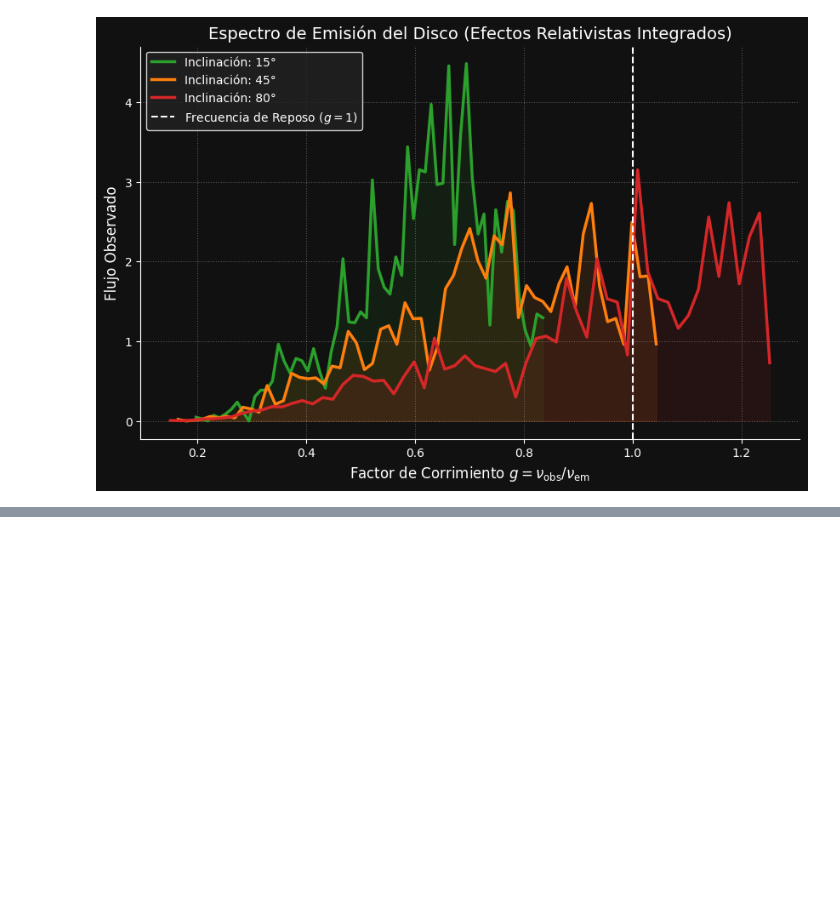
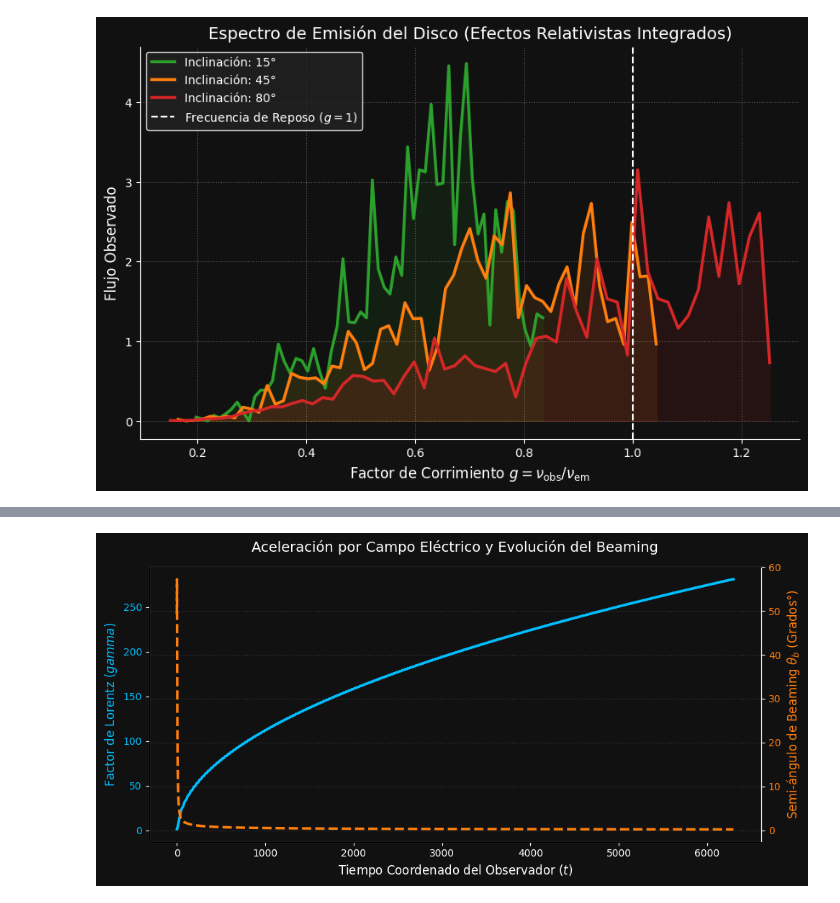
Before and after one commit to RG-2026-2/Proyecto_de_Relatividad_y_gravitacion-, a Jupyter notebook: Proyecto_RyG.ipynb, the cells around one changed output, grey strips where cells are left out. Saved outputs shown, nothing was run; the diff lists cells and outputs as text; code cells hidden in the pictures; blank space fills up the shorter version.

```diff
--- a/Proyecto_RyG.ipynb
+++ b/Proyecto_RyG.ipynb
@@ -1194,3 +1205,93 @@ fig_jet.update_layout(
 )
 
 fig_jet.show()
+# %%
+# =============================================================================
+# ANÁLISIS CINEMÁTICO: ACELERACIÓN Y ÁNGULO DE BEAMING
+# =============================================================================
+import matplotlib.pyplot as plt
+import numpy as np
+from scipy.integrate import solve_ivp
+
+# 1. Nueva función con Campo Eléctrico
+def tensor_faraday_jet_acelerado(B0, B1, E0, x, y, z):
+    """
+    Tensor de Faraday F^mu_nu incluyendo un campo eléctrico acelerador E_z.
+    """
+    Bx = -B1 * y
+    By = B1 * x
+    Bz = B0
+    Ex, Ey, Ez = 0.0, 0.0, E0  # Aquí introducimos la aceleración
+
+    F_up_up = np.array([
+        [  0,   Ex,  Ey,  Ez],
+        [-Ex,   0,   Bz, -By],
+        [-Ey, -Bz,   0,   Bx],
+        [-Ez,  By, -Bx,   0 ]
+    ])
+    eta_down_down = np.diag([1, -1, -1, -1])
+    return F_up_up @ eta_down_down
+
+def edm_particula_jet_acelerado(tau, Ys, q_m, B0, B1, E0):
+    x0, x1, x2, x3, U0, U1, U2, U3 = Ys
+    F_mixto = tensor_faraday_jet_acelerado(B0, B1, E0, x1, x2, x3)
+    U_vec = np.array([U0, U1, U2, U3])
+    dU_dtau = q_m * (F_mixto @ U_vec)
+    return [U0, U1, U2, U3, dU_dtau[0], dU_dtau[1], dU_dtau[2], dU_dtau[3]]
+
+# 2. Configuración
+B0_axial = 5.0
+B1_toroidal = 0.5
+E0_axial = -0.5    # Campo eléctrico negativo para acelerar el electrón (q_m = -1) hacia +Z
+q_m = -1.0
+
+# Condición inicial (v_z = 0.5c para tener margen de aceleración)
+v_inicial = [0.0, 0.1, 0.5]
+v2 = sum(v**2 for v in v_inicial)
+gamma0 = 1.0 / np.sqrt(1.0 - v2)
+U0_inicial = gamma0
+U_espacial = [gamma0 * v for v in v_inicial]
+
+Ys0_rep = [0.0, 1.0, 0.0, 0.0, U0_inicial, U_espacial[0], U_espacial[1], U_espacial[2]]
+taus_aceleracion = np.linspace(0, 50, 2000)
+
+# 3. Integración
+sol_acelerada = solve_ivp(edm_particula_jet_acelerado,
+                          (taus_aceleracion[0], taus_aceleracion[-1]),
+                          Ys0_rep,
+                          t_eval=taus_aceleracion,
+                          args=(q_m, B0_axial, B1_toroidal, E0_axial),
+                          method='RK45')
+
+tiempos_coordenados = sol_acelerada.y[0]
+gammas = sol_acelerada.y[4]
+theta_b_grados = np.degrees(1.0 / gammas)
+
+# 4. Gráfica de Evolución
+fig, ax1 = plt.subplots(figsize=(10, 5))
+fig.patch.set_facecolor('#111111')
+ax1.set_facecolor('#111111')
+
+color1 = '#00bfff'
+ax1.set_xlabel('Tiempo Coordenado del Observador ($t$)', fontsize=12, color='white')
+ax1.set_ylabel('Factor de Lorentz ($ gamma$)', color=color1, fontsize=12)
+ax1.plot(tiempos_coordenados, gammas, color=color1, linewidth=2.5, label='$ gamma$ (Energía)')
+ax1.tick_params(axis='y', labelcolor=color1, colors='white')
+ax1.tick_params(axis='x', colors='white')
+for spine in ax1.spines.values():
+    spine.set_color('white')
+
+ax2 = ax1.twinx()
+color2 = '#ff7f0e'
+ax2.set_ylabel('Semi-ángulo de Beaming $\\theta_b$ (Grados°)', color=color2, fontsize=12)
+ax2.plot(tiempos_coordenados, theta_b_grados, color=color2, linewidth=2.5, linestyle='--', label='$\\theta_b propto 1/ gamma$')
+ax2.tick_params(axis='y', labelcolor=color2, colors='white')
+ax2.spines['right'].set_color('white')
+ax2.spines['top'].set_color('#111111')
+
+plt.title('Aceleración por Campo Eléctrico y Evolución del Beaming', fontsize=14, color='white', pad=15)
+fig.tight_layout()
+plt.grid(True, linestyle=':', alpha=0.2, color='white')
+plt.show()
+# %% [output]
+[figure, added]
```
Also changed, not shown: parts of 1 cell of this notebook.
